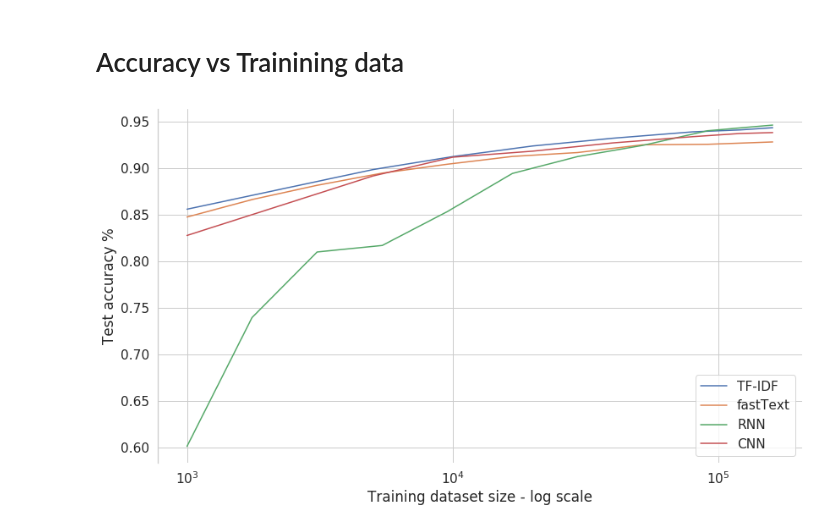
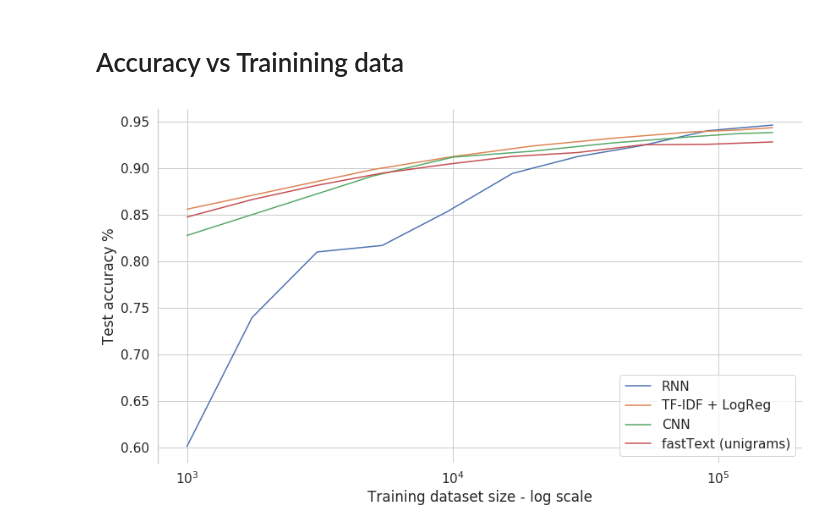
Before and after one commit to TheophileBlard/french-sentiment-analysis-with-bert, a Jupyter notebook: compare-models.ipynb, the cells around one changed output. Saved outputs shown, nothing was run; the diff lists cells and outputs as text; code cells hidden in the pictures.

```diff
--- a/compare-models.ipynb
+++ b/compare-models.ipynb
@@ -47,22 +47,22 @@ with open('data/cnn_accuracies.pickle', 'rb') as reader:
 # %%
 fig = plt.figure(figsize=(12,7))
 
+plt.plot(rnn_sizes, rnn_accuracies)
 plt.plot(tfidf_sizes, tfidf_accuracies)
+plt.plot(cnn_sizes, cnn_accuracies)
 plt.plot(fasttext_sizes, fasttext_accuracies)
-plt.plot(rnn_sizes, rnn_accuracies)
-plt.plot(cnn_sizes, cnn_accuracies)
 
 plt.xlabel('Training dataset size - log scale')
 plt.ylabel('Test accuracy %')
-plt.legend(['TF-IDF', 'fastText', 'RNN', 'CNN'], loc='lower right')
+plt.legend(['RNN', 'TF-IDF + LogReg', 'CNN', 'fastText (unigrams)',], loc='lower right')
 
 
 # Finalize the plot
 sns.despine(bottom=True)
 plt.xscale('log')
 plt.tight_layout(h_pad=2)
 
 # Saving plot
 fig.savefig('img/results.png', dpi=200)
 # %% [output]
-[figure, old version]
+[figure, new version]
```
Also changed, not shown: 3 other files.
